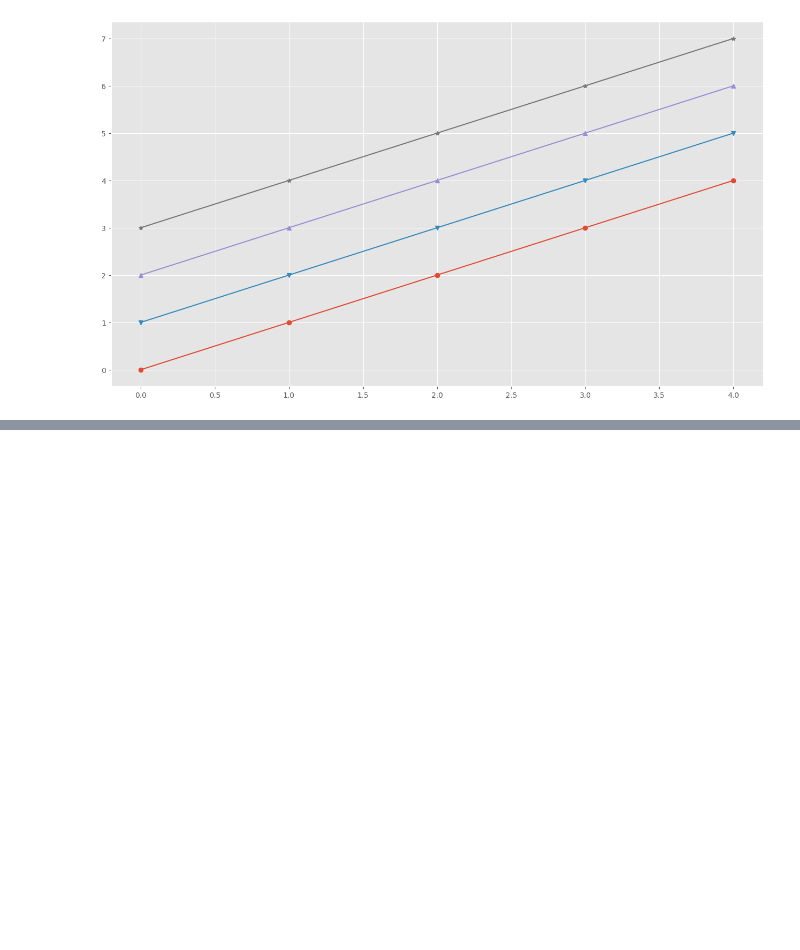
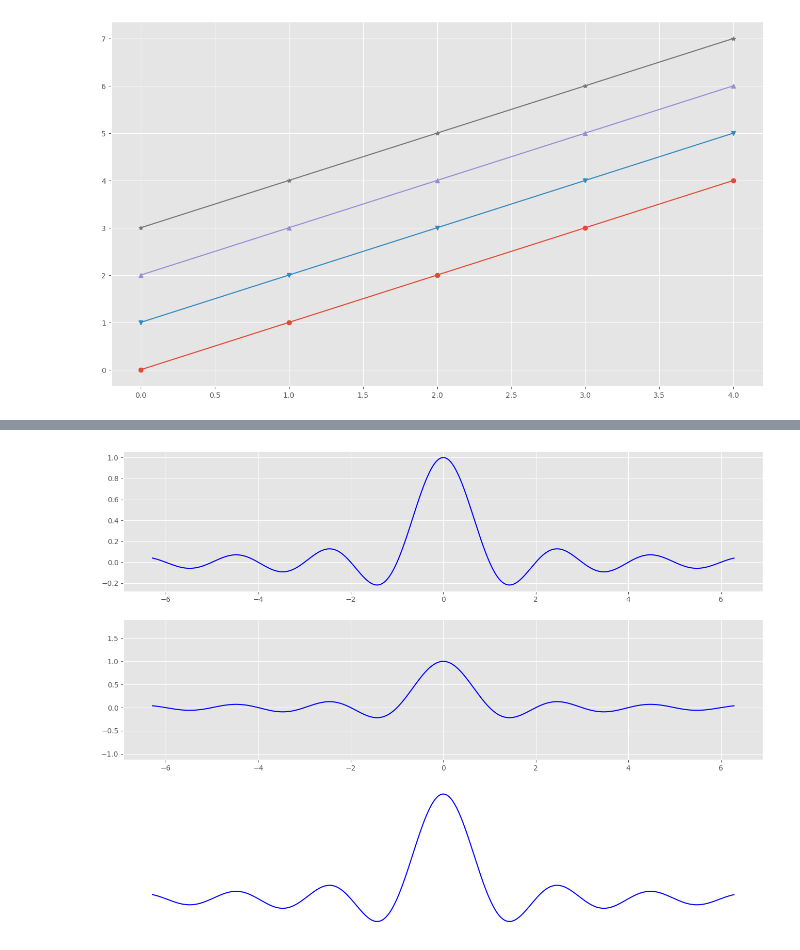
Before and after one commit to EvgrafovMichail/python_mipt_dafe, a Jupyter notebook: lessons/sem2_lesson07/sem7_313/sem7_matplotlib_intro.ipynb, the cells around one changed output, grey strips where cells are left out. Saved outputs shown, nothing was run; the diff lists cells and outputs as text; code cells hidden in the pictures; blank space fills up the shorter version.

```diff
--- a/lessons/sem2_lesson07/sem7_313/sem7_matplotlib_intro.ipynb
+++ b/lessons/sem2_lesson07/sem7_313/sem7_matplotlib_intro.ipynb
@@ -250,0 +278,14 @@ for i, marker in enumerate(markers):
+# %%
+axis_strategies = ["tight", "equal", "off"]
+
+abscissa = np.linspace(-2 * np.pi, 2 * np.pi, 1000)
+ordinates = np.sinc(abscissa)
+# %%
+_, axes = plt.subplots(3, 1, figsize=(16, 12))
+axes = axes.flatten()
+
+for ax, strategy in zip(axes, axis_strategies):
+    ax.plot(abscissa, ordinates, color="blue")
+    ax.axis(strategy);
+# %% [output]
+[figure, added]
```
Also changed, not shown: parts of 23 cells of this notebook, 2 other files.
